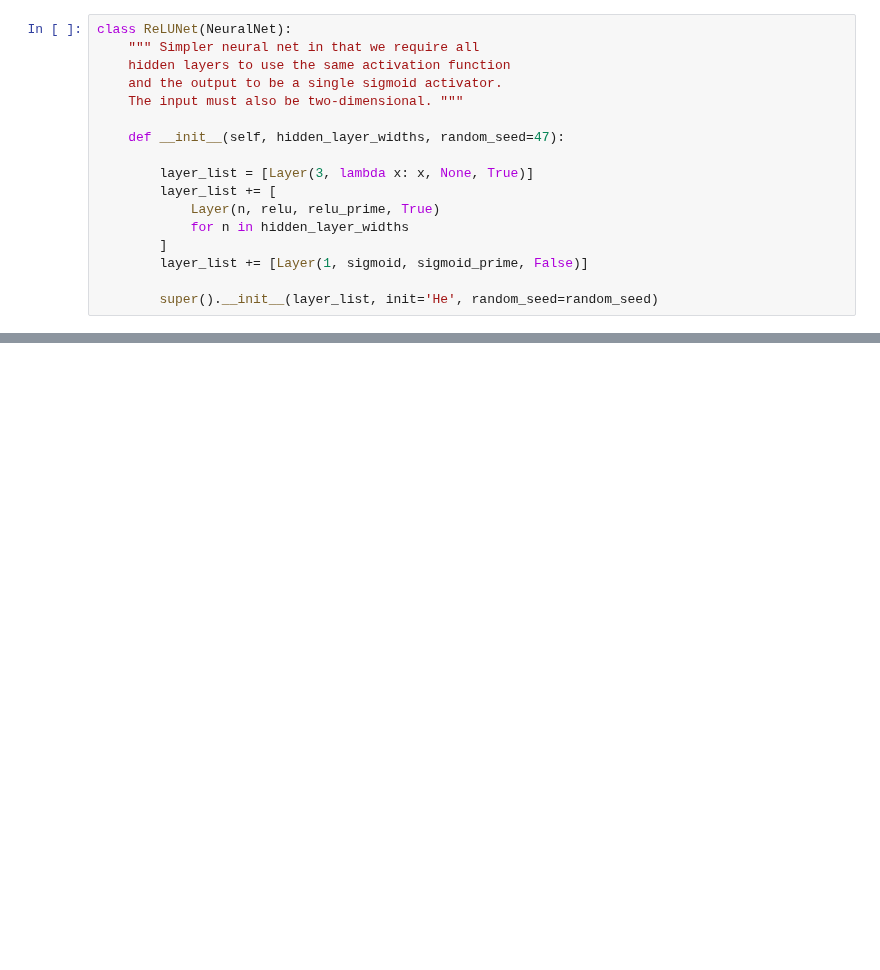
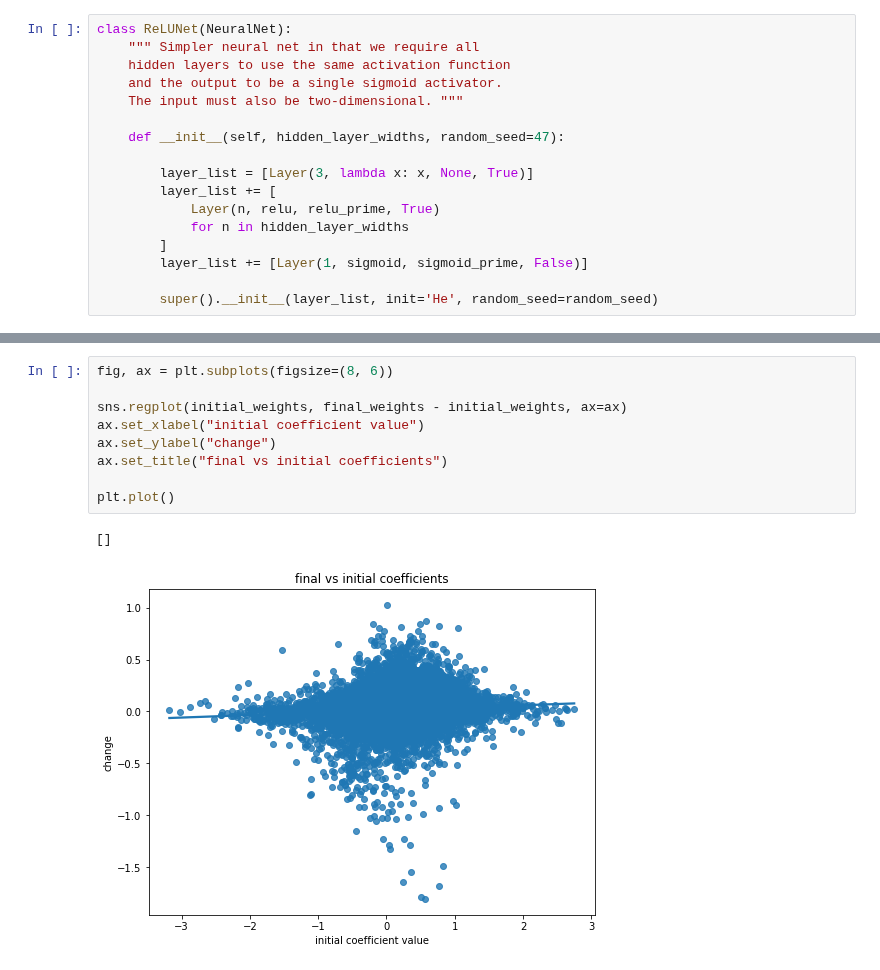
Before and after one commit to kevinnowland/kevinnowland.github.io, a Jupyter notebook: code/_notebooks/howtrainingworks.ipynb, the cells around one changed output, grey strips where cells are left out. Saved outputs shown, nothing was run; the diff lists cells and outputs as text; blank space fills up the shorter version.

```diff
--- a/code/_notebooks/howtrainingworks.ipynb
+++ b/code/_notebooks/howtrainingworks.ipynb
@@ -556,0 +672,12 @@ WARNING:root:NeuralNet.fit(): converged during epoch 867.
+# %%
+fig, ax = plt.subplots(figsize=(8, 6))
+
+sns.regplot(initial_weights, final_weights - initial_weights, ax=ax)
+ax.set_xlabel("initial coefficient value")
+ax.set_ylabel("change")
+ax.set_title("final vs initial coefficients")
+
+plt.plot()
+# %% [output]
+[]
+[figure, added]
```
Also changed, not shown: parts of 13 cells of this notebook.
